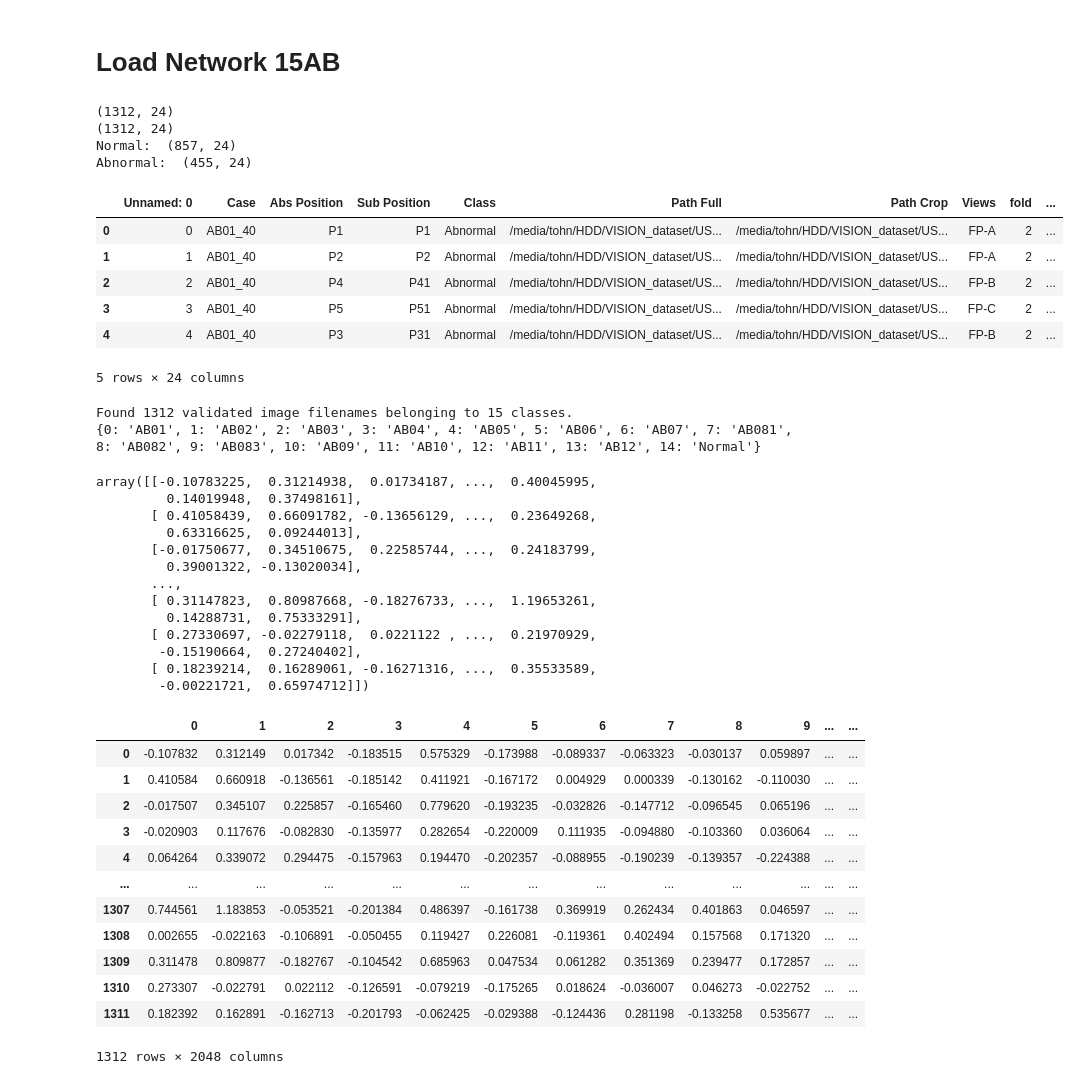
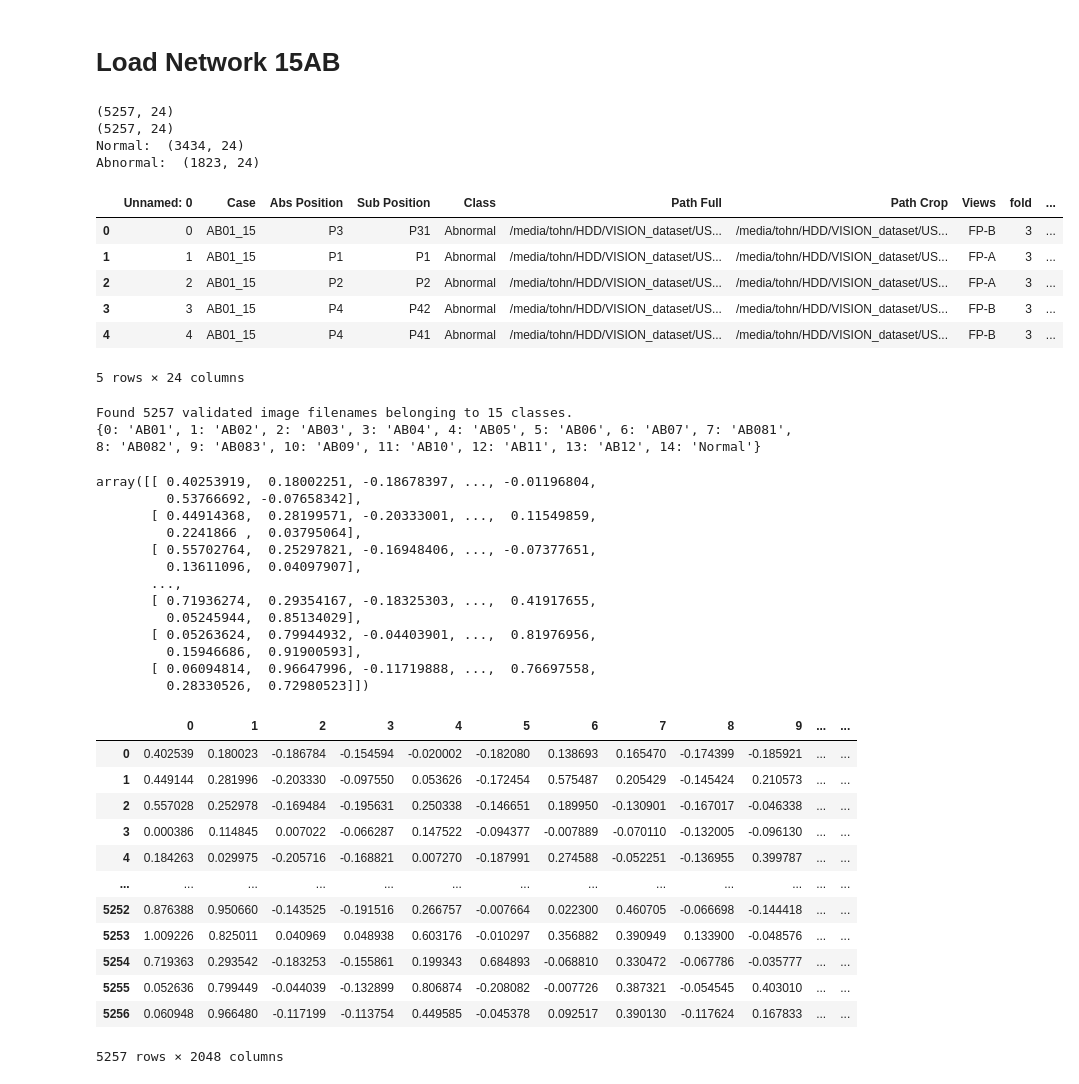
Before and after one commit to Peckkie/Experiment_Evaluation_CCA, a Jupyter notebook: FeatureVector_fromEffNet_15AB_Trainset.ipynb, the cells around one changed output. Drawn from its saved outputs; the diff is of its cells as text; code cells hidden in the pictures.

Commit message:
add code run FeatureVector trainset ใหม่

```diff
--- a/FeatureVector_fromEffNet_15AB_Trainset.ipynb
+++ b/FeatureVector_fromEffNet_15AB_Trainset.ipynb
@@ -32,24 +32,24 @@ os.chdir(base_dir0)
 train_dir = os.path.join(base_dir0, 'train')
 # %%
 import pandas as pd
-df0 = pd.read_csv (r'/home/yupaporn/CCA_Project/Dataset_CCA_case_Testset1312.csv')# ---------------------------------------*เปลี่ยนไฟล์เเล้ว
+df0 = pd.read_csv (r'/home/yupaporn/CCA_Project/Dataset_CCA_case_Trainset5257.csv')# ---------------------------------------*เปลี่ยนไฟล์เเล้ว
 print(df0 .shape)
 dataframe = df0[(df0['Path Crop']!='None' )&(df0['Path Crop']!='Nan')]
 print(dataframe.shape)
 print('Normal: ',dataframe[dataframe['Class']=='Normal'].shape)
 print('Abnormal: ',dataframe[dataframe['Class']=='Abnormal'].shape)
 dataframe.head(5)
 # %% [output]
-(1312, 24)
-(1312, 24)
-Normal:  (857, 24)
-Abnormal:  (455, 24)
+(5257, 24)
+(5257, 24)
+Normal:  (3434, 24)
+Abnormal:  (1823, 24)
 |  | Unnamed: 0 | Case | Abs Position | Sub Position | Class | Path Full | Path Crop | Views | fold | ... |
-| 0 | 0 | AB01_40 | P1 | P1 | Abnormal | /media/tohn/HDD/VISION_dataset/US... | /media/tohn/HDD/VISION_dataset/US... | FP-A | 2 | ... |
-| 1 | 1 | AB01_40 | P2 | P2 | Abnormal | /media/tohn/HDD/VISION_dataset/US... | /media/tohn/HDD/VISION_dataset/US... | FP-A | 2 | ... |
-| 2 | 2 | AB01_40 | P4 | P41 | Abnormal | /media/tohn/HDD/VISION_dataset/US... | /media/tohn/HDD/VISION_dataset/US... | FP-B | 2 | ... |
-| 3 | 3 | AB01_40 | P5 | P51 | Abnormal | /media/tohn/HDD/VISION_dataset/US... | /media/tohn/HDD/VISION_dataset/US... | FP-C | 2 | ... |
-| 4 | 4 | AB01_40 | P3 | P31 | Abnormal | /media/tohn/HDD/VISION_dataset/US... | /media/tohn/HDD/VISION_dataset/US... | FP-B | 2 | ... |
+| 0 | 0 | AB01_15 | P3 | P31 | Abnormal | /media/tohn/HDD/VISION_dataset/US... | /media/tohn/HDD/VISION_dataset/US... | FP-B | 3 | ... |
+| 1 | 1 | AB01_15 | P1 | P1 | Abnormal | /media/tohn/HDD/VISION_dataset/US... | /media/tohn/HDD/VISION_dataset/US... | FP-A | 3 | ... |
+| 2 | 2 | AB01_15 | P2 | P2 | Abnormal | /media/tohn/HDD/VISION_dataset/US... | /media/tohn/HDD/VISION_dataset/US... | FP-A | 3 | ... |
+| 3 | 3 | AB01_15 | P4 | P42 | Abnormal | /media/tohn/HDD/VISION_dataset/US... | /media/tohn/HDD/VISION_dataset/US... | FP-B | 3 | ... |
+| 4 | 4 | AB01_15 | P4 | P41 | Abnormal | /media/tohn/HDD/VISION_dataset/US... | /media/tohn/HDD/VISION_dataset/US... | FP-B | 3 | ... |
 5 rows × 24 columns
 # %%
 batch_size = 64
@@ -83,7 +83,7 @@ labels = (train_generator.class_indices)
 labels = dict((v,k.replace("C","")) for k,v in labels.items())
 print(labels)
 # %% [output]
-Found 1312 validated image filenames belonging to 15 classes.
+Found 5257 validated image filenames belonging to 15 classes.
 {0: 'AB01', 1: 'AB02', 2: 'AB03', 3: 'AB04', 4: 'AB05', 5: 'AB06', 6: 'AB07', 7: 'AB081', 8: 'AB082', 9: 'AB083', 10: 'AB09', 11: 'AB10', 12: 'AB11', 13: 'AB12', 14: 'Normal'}
 # %%
 from tensorflow.keras.preprocessing import image
@@ -119,36 +119,36 @@ dataframe['Prob'] = prob_list
 vector_array = np.array(vectorlist)
 vector_array
 # %% [output]
-array([[-0.10783225,  0.31214938,  0.01734187, ...,  0.40045995,
-         0.14019948,  0.37498161],
-       [ 0.41058439,  0.66091782, -0.13656129, ...,  0.23649268,
-         0.63316625,  0.09244013],
-       [-0.01750677,  0.34510675,  0.22585744, ...,  0.24183799,
-         0.39001322, -0.13020034],
+array([[ 0.40253919,  0.18002251, -0.18678397, ..., -0.01196804,
+         0.53766692, -0.07658342],
+       [ 0.44914368,  0.28199571, -0.20333001, ...,  0.11549859,
+         0.2241866 ,  0.03795064],
+       [ 0.55702764,  0.25297821, -0.16948406, ..., -0.07377651,
+         0.13611096,  0.04097907],
        ...,
-       [ 0.31147823,  0.80987668, -0.18276733, ...,  1.19653261,
-         0.14288731,  0.75333291],
-       [ 0.27330697, -0.02279118,  0.0221122 , ...,  0.21970929,
-        -0.15190664,  0.27240402],
-       [ 0.18239214,  0.16289061, -0.16271316, ...,  0.35533589,
-        -0.00221721,  0.65974712]])
+       [ 0.71936274,  0.29354167, -0.18325303, ...,  0.41917655,
+         0.05245944,  0.85134029],
+       [ 0.05263624,  0.79944932, -0.04403901, ...,  0.81976956,
+         0.15946686,  0.91900593],
+       [ 0.06094814,  0.96647996, -0.11719888, ...,  0.76697558,
+         0.28330526,  0.72980523]])
 # %%
 dataset = pd.DataFrame(vector_array[:, :])
 dataset
 # %% [output]
 |  | 0 | 1 | 2 | 3 | 4 | 5 | 6 | 7 | 8 | 9 | ... | ... |
-| 0 | -0.107832 | 0.312149 | 0.017342 | -0.183515 | 0.575329 | -0.173988 | -0.089337 | -0.063323 | -0.030137 | 0.059897 | ... | ... |
-| 1 | 0.410584 | 0.660918 | -0.136561 | -0.185142 | 0.411921 | -0.167172 | 0.004929 | 0.000339 | -0.130162 | -0.110030 | ... | ... |
-| 2 | -0.017507 | 0.345107 | 0.225857 | -0.165460 | 0.779620 | -0.193235 | -0.032826 | -0.147712 | -0.096545 | 0.065196 | ... | ... |
-| 3 | -0.020903 | 0.117676 | -0.082830 | -0.135977 | 0.282654 | -0.220009 | 0.111935 | -0.094880 | -0.103360 | 0.036064 | ... | ... |
-| 4 | 0.064264 | 0.339072 | 0.294475 | -0.157963 | 0.194470 | -0.202357 | -0.088955 | -0.190239 | -0.139357 | -0.224388 | ... | ... |
+| 0 | 0.402539 | 0.180023 | -0.186784 | -0.154594 | -0.020002 | -0.182080 | 0.138693 | 0.165470 | -0.174399 | -0.185921 | ... | ... |
+| 1 | 0.449144 | 0.281996 | -0.203330 | -0.097550 | 0.053626 | -0.172454 | 0.575487 | 0.205429 | -0.145424 | 0.210573 | ... | ... |
+| 2 | 0.557028 | 0.252978 | -0.169484 | -0.195631 | 0.250338 | -0.146651 | 0.189950 | -0.130901 | -0.167017 | -0.046338 | ... | ... |
+| 3 | 0.000386 | 0.114845 | 0.007022 | -0.066287 | 0.147522 | -0.094377 | -0.007889 | -0.070110 | -0.132005 | -0.096130 | ... | ... |
+| 4 | 0.184263 | 0.029975 | -0.205716 | -0.168821 | 0.007270 | -0.187991 | 0.274588 | -0.052251 | -0.136955 | 0.399787 | ... | ... |
 | ... | ... | ... | ... | ... | ... | ... | ... | ... | ... | ... | ... | ... |
-| 1307 | 0.744561 | 1.183853 | -0.053521 | -0.201384 | 0.486397 | -0.161738 | 0.369919 | 0.262434 | 0.401863 | 0.046597 | ... | ... |
-| 1308 | 0.002655 | -0.022163 | -0.106891 | -0.050455 | 0.119427 | 0.226081 | -0.119361 | 0.402494 | 0.157568 | 0.171320 | ... | ... |
-| 1309 | 0.311478 | 0.809877 | -0.182767 | -0.104542 | 0.685963 | 0.047534 | 0.061282 | 0.351369 | 0.239477 | 0.172857 | ... | ... |
-| 1310 | 0.273307 | -0.022791 | 0.022112 | -0.126591 | -0.079219 | -0.175265 | 0.018624 | -0.036007 | 0.046273 | -0.022752 | ... | ... |
-| 1311 | 0.182392 | 0.162891 | -0.162713 | -0.201793 | -0.062425 | -0.029388 | -0.124436 | 0.281198 | -0.133258 | 0.535677 | ... | ... |
+| 5252 | 0.876388 | 0.950660 | -0.143525 | -0.191516 | 0.266757 | -0.007664 | 0.022300 | 0.460705 | -0.066698 | -0.144418 | ... | ... |
+| 5253 | 1.009226 | 0.825011 | 0.040969 | 0.048938 | 0.603176 | -0.010297 | 0.356882 | 0.390949 | 0.133900 | -0.048576 | ... | ... |
+| 5254 | 0.719363 | 0.293542 | -0.183253 | -0.155861 | 0.199343 | 0.684893 | -0.068810 | 0.330472 | -0.067786 | -0.035777 | ... | ... |
+| 5255 | 0.052636 | 0.799449 | -0.044039 | -0.132899 | 0.806874 | -0.208082 | -0.007726 | 0.387321 | -0.054545 | 0.403010 | ... | ... |
+| 5256 | 0.060948 | 0.966480 | -0.117199 | -0.113754 | 0.449585 | -0.045378 | 0.092517 | 0.390130 | -0.117624 | 0.167833 | ... | ... |
-1312 rows × 2048 columns
+5257 rows × 2048 columns
 # %%
 a = dataframe['Class'].tolist()
 b = dataframe['Sub Position'].tolist()
```
Also changed, not shown: parts of 1 cell of this notebook, 1 other file.
